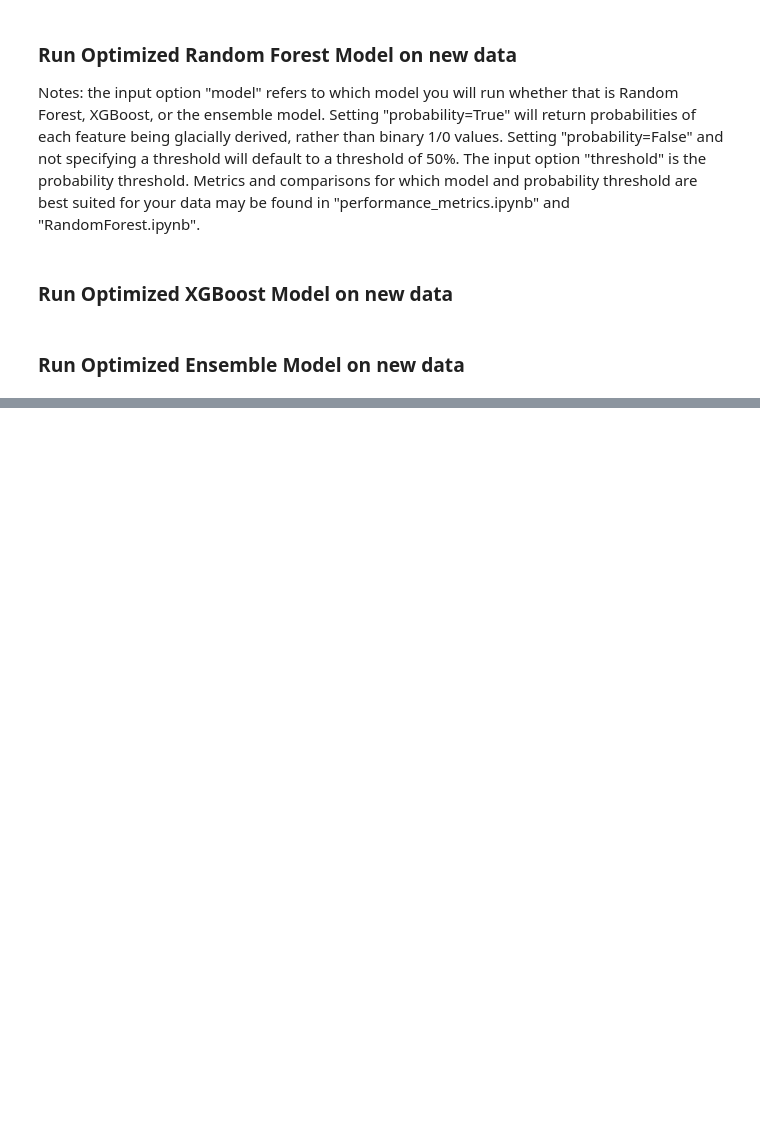
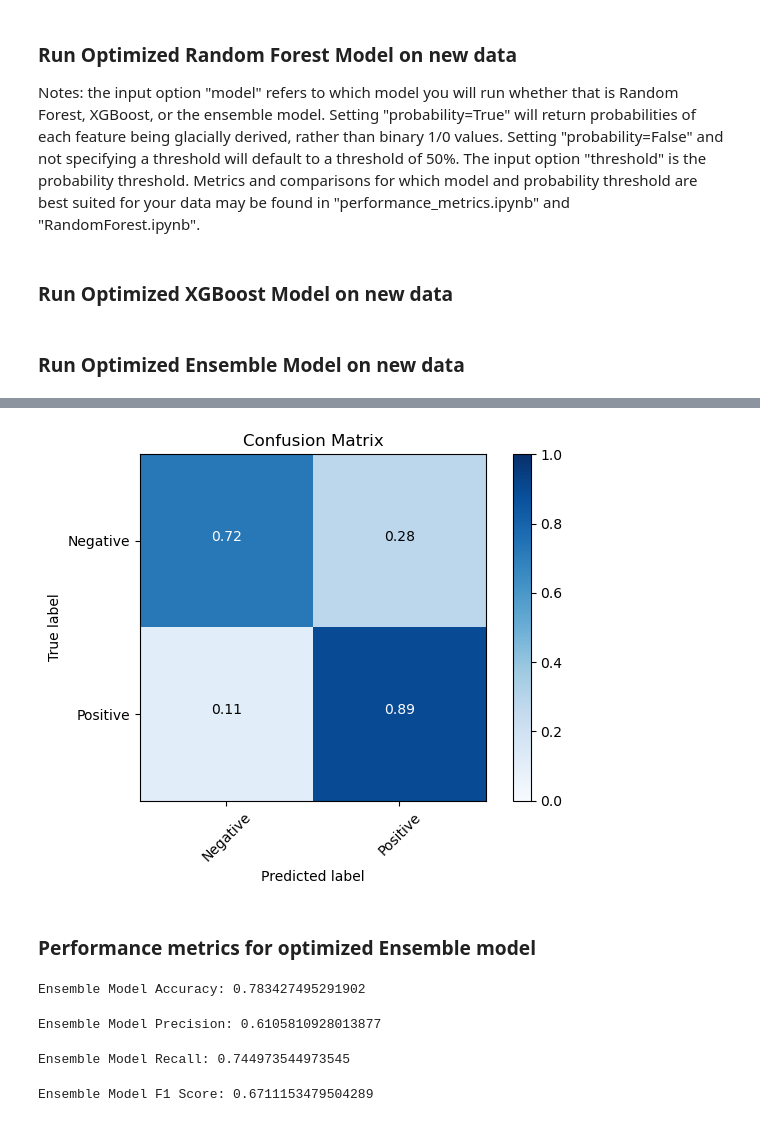
Before and after one commit to elliesch/bedfinder, a Jupyter notebook: newdata_applications.ipynb, the cells around one changed output, grey strips where cells are left out. Saved outputs shown, nothing was run; the diff lists cells and outputs as text; code cells hidden in the pictures; blank space fills up the shorter version.

```diff
--- a/newdata_applications.ipynb
+++ b/newdata_applications.ipynb
@@ -78,0 +143,28 @@ newdata.to_csv('~/rf_bedform_mapping/data/wi_models_output.csv', index=False)
+# %%
+xgb_conf_matrix = confusion_matrix(measured_bedforms, xgb_predicted_bedforms)
+# %%
+plot_rate_matrix(xgb_conf_matrix)
+# %% [output]
+[figure, added]
+# %% [markdown]
+### Performance metrics for optimized Ensemble model
+# %%
+ens_accuracy = accuracy_score(measured_bedforms, ens_predicted_bedforms)
+print("Ensemble Model Accuracy:", ens_accuracy)
+# %% [output]
+Ensemble Model Accuracy: 0.783427495291902
+# %%
+ens_precision = precision_score(measured_bedforms, ens_predicted_bedforms)
+print("Ensemble Model Precision:", ens_precision)
+# %% [output]
+Ensemble Model Precision: 0.6105810928013877
+# %%
+ens_recall = recall_score(measured_bedforms, ens_predicted_bedforms)
+print("Ensemble Model Recall:", ens_recall)
+# %% [output]
+Ensemble Model Recall: 0.744973544973545
+# %%
+ens_f1 = f1_score(measured_bedforms, ens_predicted_bedforms)
+print("Ensemble Model F1 Score:", ens_f1)
+# %% [output]
+Ensemble Model F1 Score: 0.6711153479504289
```
Also changed, not shown: parts of 30 cells of this notebook.
